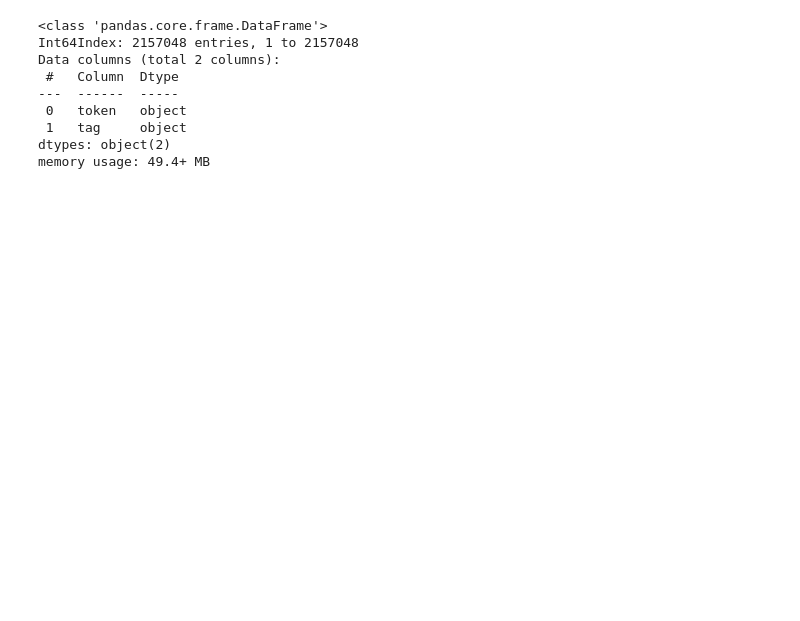
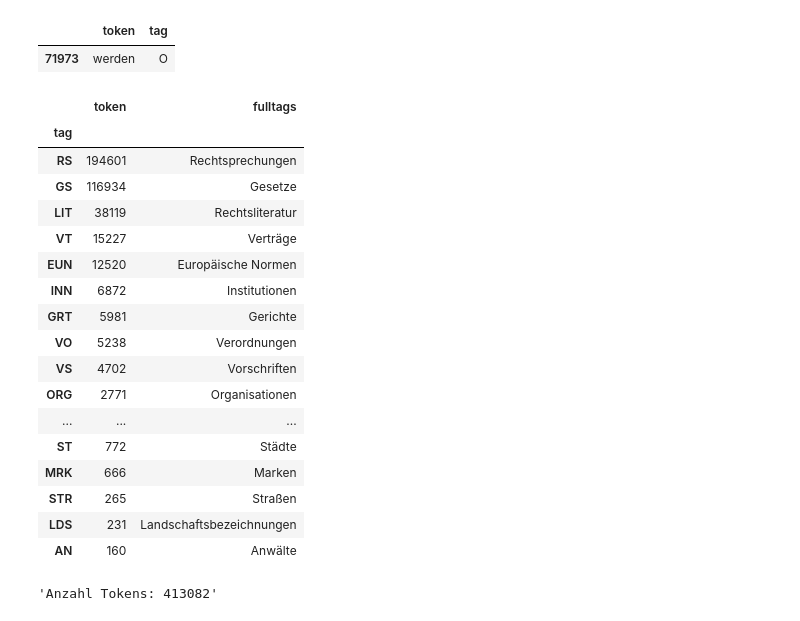
Before and after one commit to stefankrueger/flairPlayground, a Jupyter notebook: notebooks/ler_data_analysis.ipynb, the cells around one changed output. Cells and saved outputs as stored; diff of their text form; code cells hidden in the pictures; blank space fills up the shorter version.

```diff
--- a/notebooks/ler_data_analysis.ipynb
+++ b/notebooks/ler_data_analysis.ipynb
@@ -52,12 +45,38 @@ df.head(10)
-# %%
-df.info()
-# %% [output]
-<class 'pandas.core.frame.DataFrame'>
-Int64Index: 2157048 entries, 1 to 2157048
-Data columns (total 2 columns):
- #   Column  Dtype
----  ------  -----
- 0   token   object
- 1   tag     object
-dtypes: object(2)
-memory usage: 49.4+ MB
+# %%
+# Kleine Hilfe zum gegenchecken ob token (mit index x) in selbe Zeile x im Datensatz steht.
+# stimmt nur, wenn NaN values (oder etwas anderes) für leere zeilen aus datensatz eingelesen wurden
+df.iloc[lambda x: x.index == 71973]
+# %% [output]
+|  | token | tag |
+| 71973 | werden | O |
+# %%
+tags = df.groupby(['tag']).count().sort_values(["token"],ascending=False)
+#tags = tags.loc[(tags['token']) > 500] # tags mit geringen vorkommen entfernen
+tags = tags.loc[(tags['token'] < 200000)] # tag 0 entfernt #O = 1743959
+fulltags = ['Rechtsprechungen','Gesetze','Rechtsliteratur','Verträge','Europäische Normen','Institutionen','Gerichte','Verordnungen','Vorschriften','Organisationen','Unternehmen','Personen','Länder','Richter','Städte','Marken','Straßen','Landschaftsbezeichnungen','Anwälte']
+tags['fulltags'] = fulltags
+tags
+# %% [output]
+|  | token | fulltags |
+| tag |  |  |
+| RS | 194601 | Rechtsprechungen |
+| GS | 116934 | Gesetze |
+| LIT | 38119 | Rechtsliteratur |
+| VT | 15227 | Verträge |
+| EUN | 12520 | Europäische Normen |
+| INN | 6872 | Institutionen |
+| GRT | 5981 | Gerichte |
+| VO | 5238 | Verordnungen |
+| VS | 4702 | Vorschriften |
+| ORG | 2771 | Organisationen |
+| ... | ... | ... |
+| ST | 772 | Städte |
+| MRK | 666 | Marken |
+| STR | 265 | Straßen |
+| LDS | 231 | Landschaftsbezeichnungen |
+| AN | 160 | Anwälte |
+# %%
+tokenSum = tags['token'].sum()
+"{}{}".format("Anzahl Tokens: ", tokenSum)
+# %% [output]
+'Anzahl Tokens: 413082'
```
Also changed, not shown: parts of 14 cells of this notebook.
